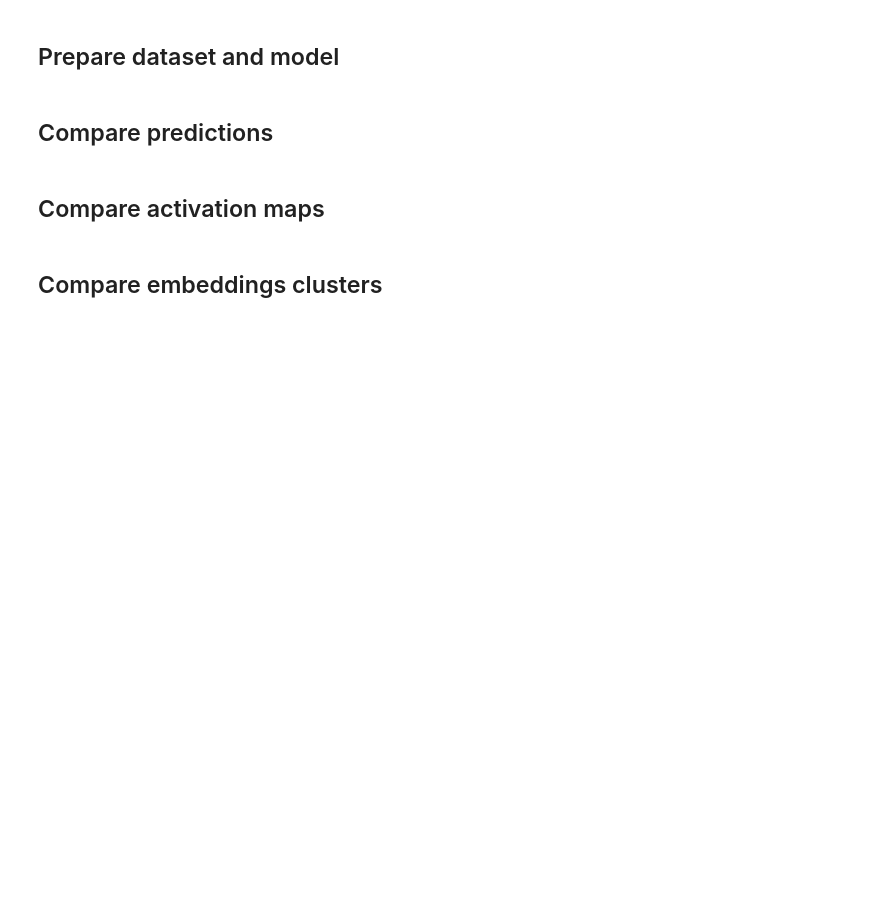
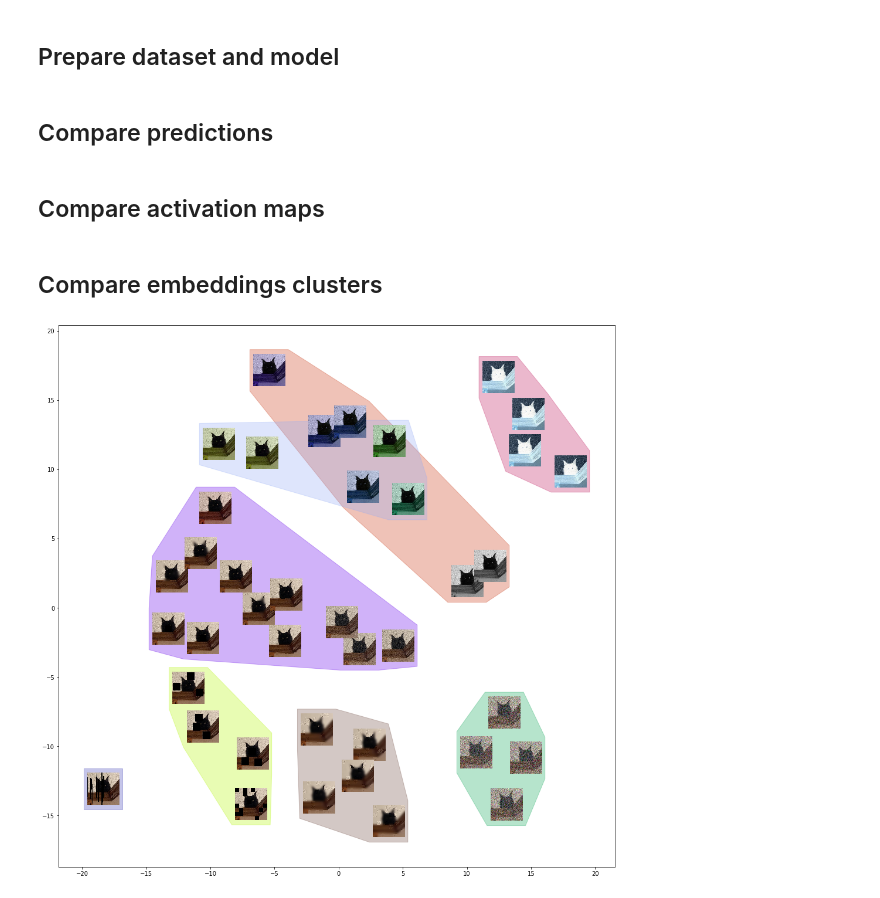
Before and after one commit to piotrhm/dl-miniproject, a Jupyter notebook: pipeline.ipynb, the cells around one changed output. Drawn from its saved outputs; the diff is of its cells as text; code cells hidden in the pictures; blank space fills up the shorter version.

Commit message:
Implement embeddings clusters visualisation

```diff
--- a/pipeline.ipynb
+++ b/pipeline.ipynb
@@ -15,7 +15,7 @@ import numpy as np
 import torch.nn as nn
 import torchvision.transforms as T
 # %%
-dataset_path = 'images'
+dataset_path = 'samples'
 # %%
 def get_weights(path):
   return np.load(path)
@@ -74,0 +81,40 @@ out_bit = bit(img_tensor)
+# %%
+def draw_clustering(embeddings, n_clusters, r=1.5):
+    clustering = AgglomerativeClustering(n_clusters).fit(np.array(embeddings))
+    colors = [np.random.rand(3,) for _ in range(n_clusters)]
+    labels = clustering.labels_
+    embeddings_2d = MDS().fit_transform(embeddings)
+
+    fig, ax = plt.subplots(figsize=(17, 17))
+
+    for i in range(embeddings_2d.shape[0]):
+        im = OffsetImage(images[i], zoom=0.1)
+        ab = AnnotationBbox(im, embeddings_2d[i], xycoords='data', frameon=False)
+        ax.add_artist(ab)
+
+    for i in range(n_clusters):
+        index = labels == i
+        points = []
+        for pt in embeddings_2d[index]:
+            points.append(pt)
+            points.append(pt + np.array((1, 1)) * r)
+            points.append(pt + np.array((1, -1)) * r)
+            points.append(pt + np.array((-1, 1)) * r)
+            points.append(pt + np.array((-1, -1)) * r)
+        points = np.array(points)
+        hull = ConvexHull(points)
+        hull_points = points[hull.vertices]
+        x_hull = np.append(hull_points[:, 0], hull_points[:, 0][0])
+        y_hull = np.append(hull_points[:, 1], hull_points[:, 1][0])
+        plt.fill(x_hull, y_hull, alpha=0.3, c=colors[i])
+
+    ax.scatter(embeddings_2d[:, 0], embeddings_2d[:, 1])
+    plt.show()
+# %%
+images = images
+img_tensors = [transforms(img).unsqueeze(0) for img in images]
+img_batch = torch.cat(img_tensors)
+assert img_batch.shape[0] > 1
+# %%
+with torch.no_grad():
+    vit_embeddings = vit.transformer(img_batch)[0][:, 0, :]
@@ -74,0 +127,4 @@ out_bit = bit(img_tensor)
+# %%
+draw_clustering(vit_embeddings, 8)
+# %% [output]
+[figure, added]
```
Also changed, not shown: parts of 4 cells of this notebook.
